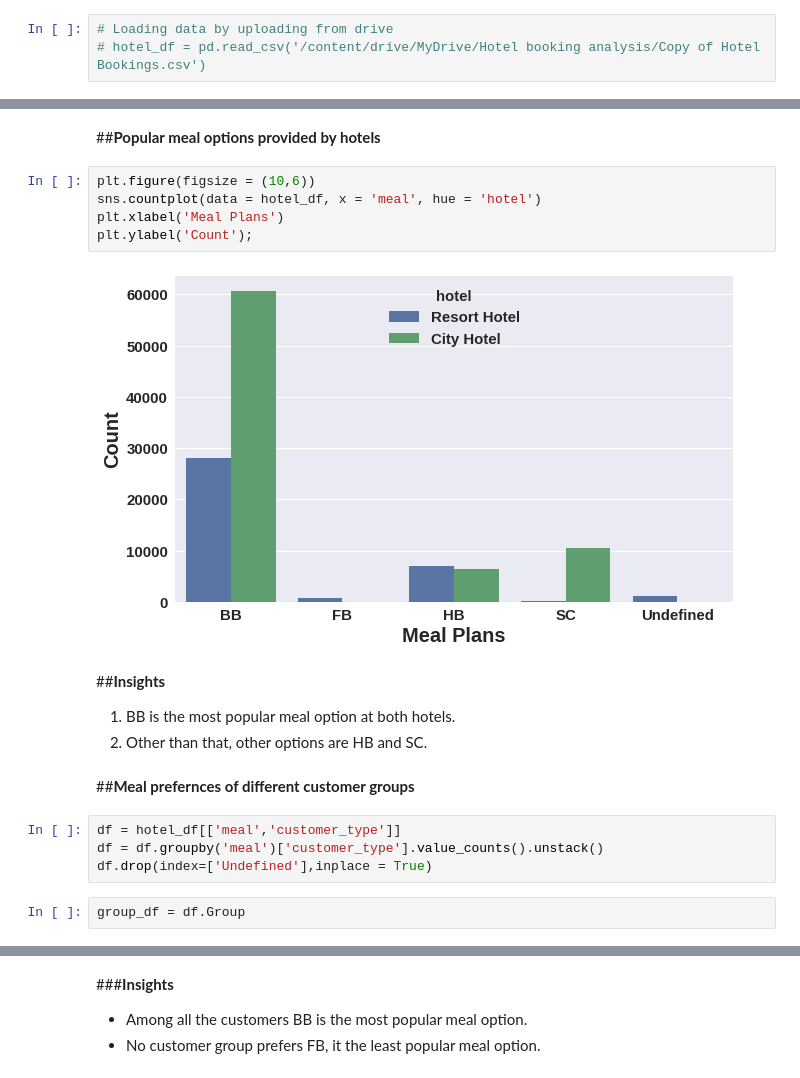
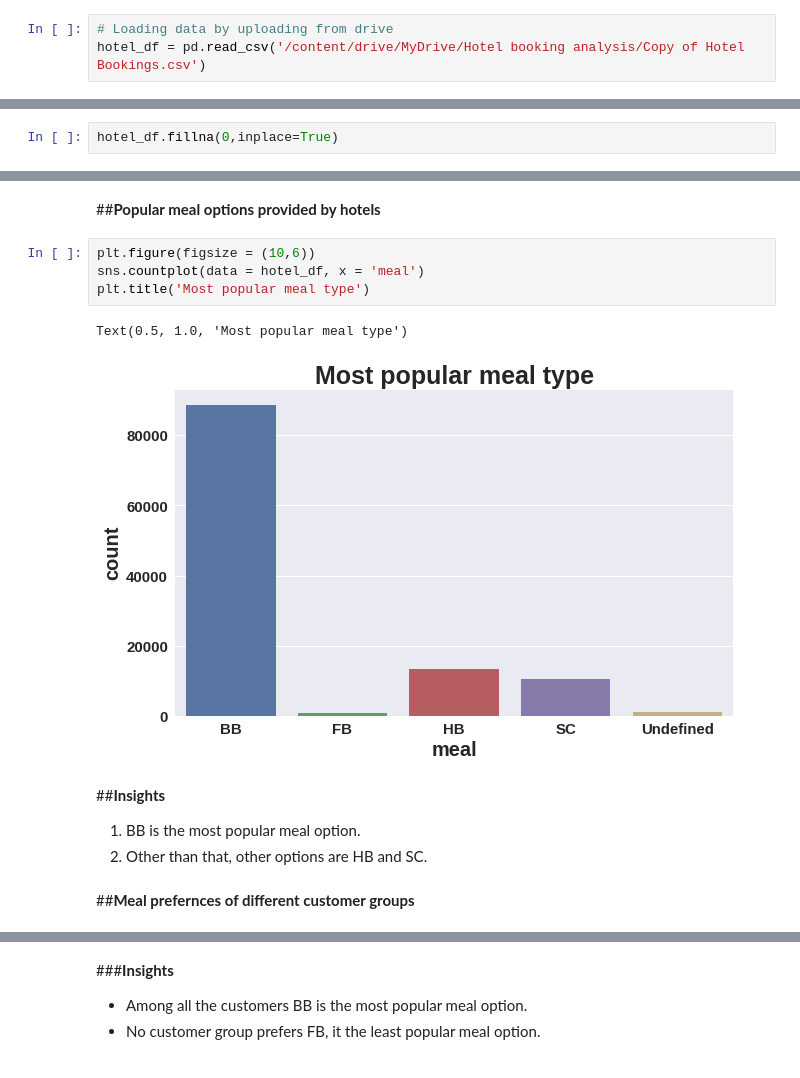
Before and after one commit to Kushan1001/Hotel-booking-data-analysis, a Jupyter notebook: Hotel_Booking_Analysis(Compiled).ipynb, the cells around one changed output, grey strips where cells are left out. Drawn from its saved outputs; the diff is of its cells as text.

```diff
--- a/Hotel_Booking_Analysis(Compiled).ipynb
+++ b/Hotel_Booking_Analysis(Compiled).ipynb
@@ -41,6 +43,6 @@ hotel_df = pd.read_csv('Hotel Bookings.csv')
 # %%
 # Loading data by uploading from drive
-# hotel_df = pd.read_csv('/content/drive/MyDrive/Hotel booking analysis/Copy of Hotel Bookings.csv')
+hotel_df = pd.read_csv('/content/drive/MyDrive/Hotel booking analysis/Copy of Hotel Bookings.csv')
 # %% [markdown]
 # Getting a glance of the pandas dataframe
 # %%
@@ -152 +258,3 @@ hotel_df.describe()
+# %%
+hotel_df.fillna(0,inplace=True)
 # %% [markdown]
@@ -463,22 +571,16 @@ It can be seen that guests with more than 11 previous cancellations have a very
 ##**Popular meal options provided by hotels**
 # %%
 plt.figure(figsize = (10,6))
-sns.countplot(data = hotel_df, x = 'meal', hue = 'hotel')
-plt.xlabel('Meal Plans')
-plt.ylabel('Count');
+sns.countplot(data = hotel_df, x = 'meal')
+plt.title('Most popular meal type')
 # %% [output]
+Text(0.5, 1.0, 'Most popular meal type')
-[figure, old version]
+[figure, new version]
 # %% [markdown]
 ##**Insights**
 
 
-1.   BB is the most popular meal option at both hotels.
+1.   BB is the most popular meal option.
 2.   Other than that, other options are HB and SC.
 # %% [markdown]
 ##**Meal prefernces of different customer groups**
-# %%
-df = hotel_df[['meal','customer_type']]
-df = df.groupby('meal')['customer_type'].value_counts().unstack()
-df.drop(index=['Undefined'],inplace = True)
-# %%
-group_df = df.Group
```
Also changed, not shown: parts of 78 cells of this notebook.
